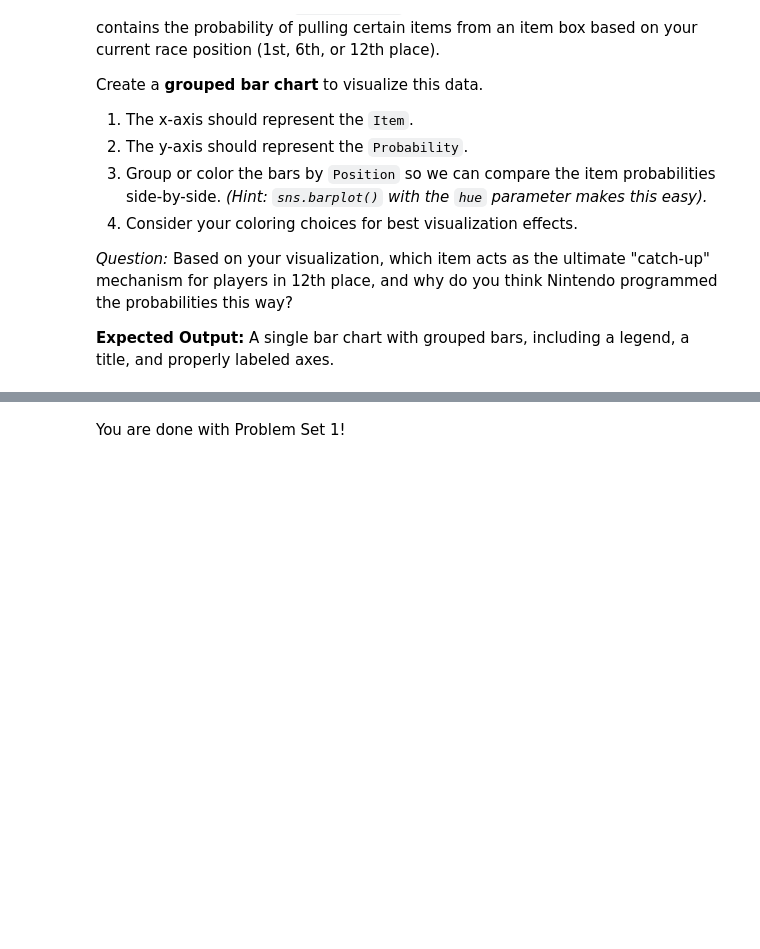
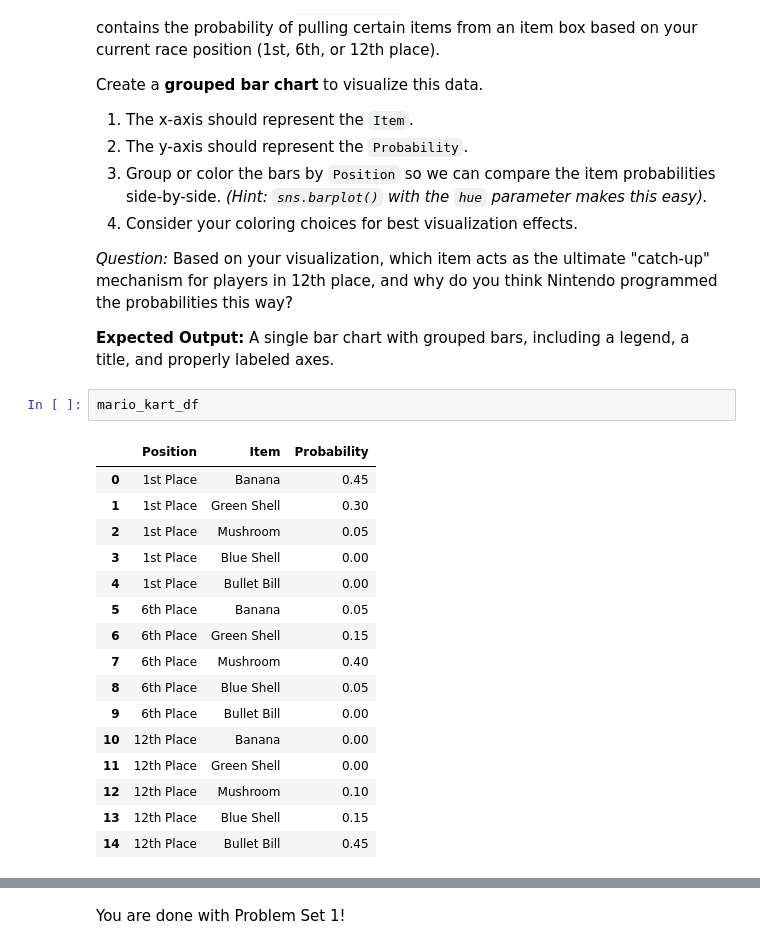
Before and after one commit to DuckTheDuke/COMP-395-Data-Science-HW, a Jupyter notebook: pset1/pset1_instructions_py.ipynb, the cells around one changed output, grey strips where cells are left out. Drawn from its saved outputs; the diff is of its cells as text; blank space fills up the shorter version.

```diff
--- a/pset1/pset1_instructions_py.ipynb
+++ b/pset1/pset1_instructions_py.ipynb
@@ -146,3 +177,22 @@ Create a **grouped bar chart** to visualize this data.
 *Question:* Based on your visualization, which item acts as the ultimate "catch-up" mechanism for players in 12th place, and why do you think Nintendo programmed the probabilities this way?
 
 **Expected Output:** A single bar chart with grouped bars, including a legend, a title, and properly labeled axes.
+# %%
+mario_kart_df
+# %% [output]
+|  | Position | Item | Probability |
+| 0 | 1st Place | Banana | 0.45 |
+| 1 | 1st Place | Green Shell | 0.30 |
+| 2 | 1st Place | Mushroom | 0.05 |
+| 3 | 1st Place | Blue Shell | 0.00 |
+| 4 | 1st Place | Bullet Bill | 0.00 |
+| 5 | 6th Place | Banana | 0.05 |
+| 6 | 6th Place | Green Shell | 0.15 |
+| 7 | 6th Place | Mushroom | 0.40 |
+| 8 | 6th Place | Blue Shell | 0.05 |
+| 9 | 6th Place | Bullet Bill | 0.00 |
+| 10 | 12th Place | Banana | 0.00 |
+| 11 | 12th Place | Green Shell | 0.00 |
+| 12 | 12th Place | Mushroom | 0.10 |
+| 13 | 12th Place | Blue Shell | 0.15 |
+| 14 | 12th Place | Bullet Bill | 0.45 |
```
Also changed, not shown: parts of 6 cells of this notebook.
